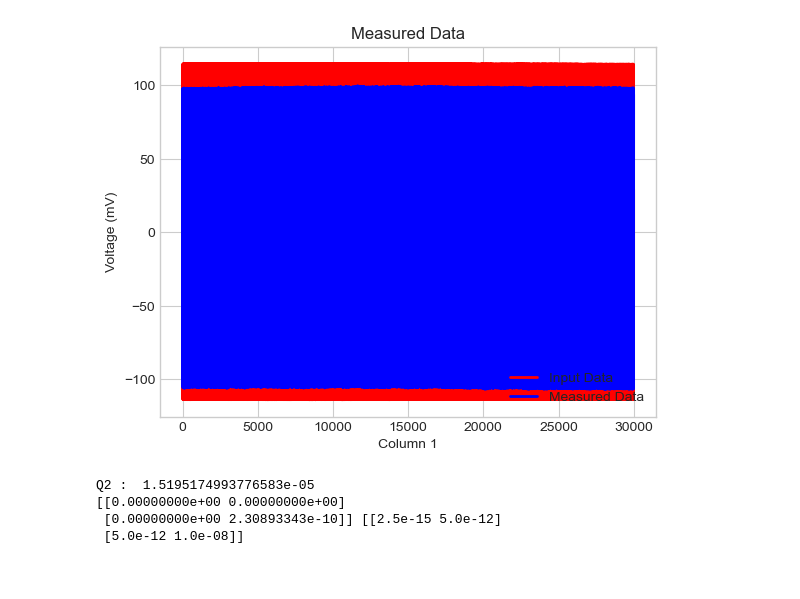
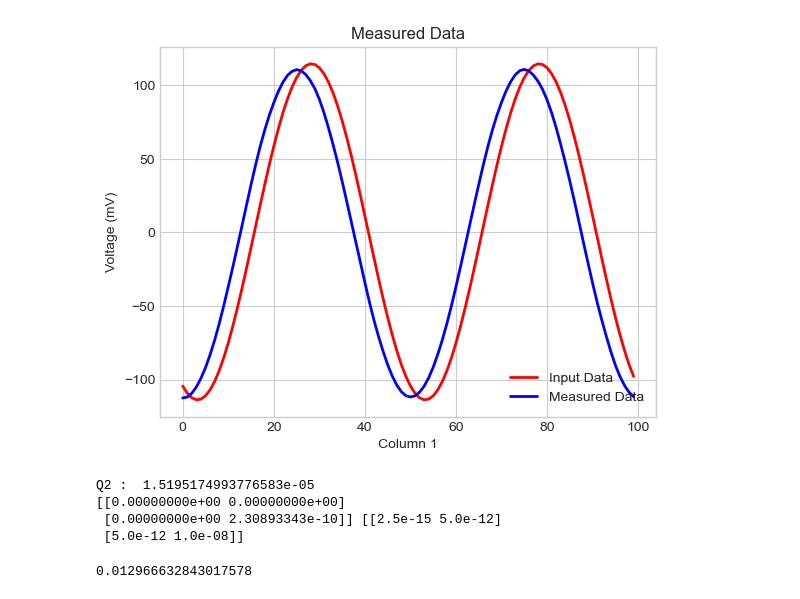
Before and after one commit to leigaoyi/Kalman_filter_sensor_drift, a Jupyter notebook: algorithms/KF_linear_system_145C.ipynb, the cells around one changed output. Cells and saved outputs as stored; diff of their text form; code cells hidden in the pictures.

```diff
--- a/algorithms/KF_linear_system_145C.ipynb
+++ b/algorithms/KF_linear_system_145C.ipynb
@@ -14,7 +14,7 @@ col2 = data[:, 1]
 
 
 start_N = 0
-MeasureNum = 30000
+MeasureNum = 100
 start_num = MeasureNum * start_N
 
 cropCol1 = col1[(start_num+timeDelay):(start_num+MeasureNum+timeDelay)]  # Measure
@@ -27,33 +27,33 @@ yMeasureCurrent = col1[start_num:start_num+MeasureNum] * 1000
 
 # # Plot the input data
 # plt.figure()
 # plt.plot(BInput, linewidth=2, color='red', label='Input Data')
 # plt.title('Input Data')
 # plt.ylabel('Voltage (mV)')
 # plt.legend(loc='lower right')
 # plt.show()
 
 # # Plot the measured data
 # plt.figure()
 # plt.style.use('seaborn-whitegrid')
 # plt.plot(yMeasureCurrent, linewidth=2, color='blue', label='Measured Data')
 # plt.title('Measured Data')
 # plt.xlabel('Column 1')
 # plt.ylabel('Voltage (mV)')
 # plt.legend(loc='lower right')
 # plt.show()
 
 # Plot the measured data
 plt.figure()
 plt.style.use('seaborn-whitegrid')
 plt.plot( 7.45818*BInput, linewidth=2, color='red', label='Input Data')
 plt.plot(yMeasure, linewidth=2, color='blue', label='Measured Data')
 plt.title('Measured Data')
 plt.xlabel('Column 1')
 plt.ylabel('Voltage (mV)')
 plt.legend(loc='lower right')
 plt.show()
 # %% [output]
-[figure, old version]
+[figure, new version]
 # %%
 from filterpy.kalman import KalmanFilter
@@ -106,3 +108,7 @@ Q2 :  1.5195174993776583e-05
 [[0.00000000e+00 0.00000000e+00]
  [0.00000000e+00 2.30893343e-10]] [[2.5e-15 5.0e-12]
  [5.0e-12 1.0e-08]]
+# %%
+end_time - start_time
+# %% [output]
+0.012966632843017578
```
Also changed, not shown: parts of 8 cells of this notebook, 54 other files.
